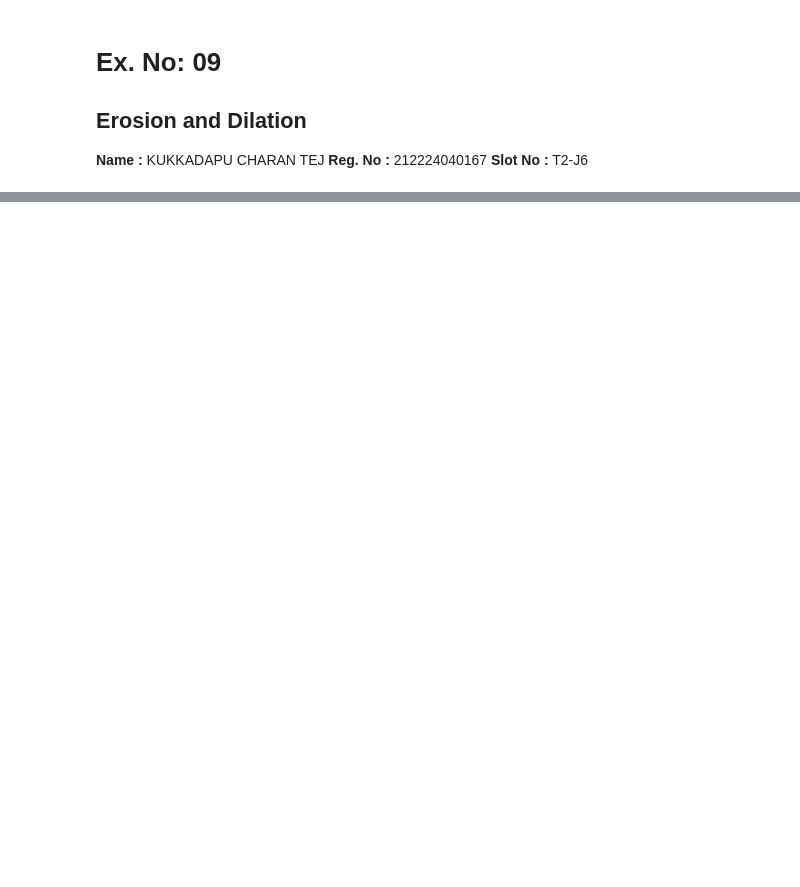
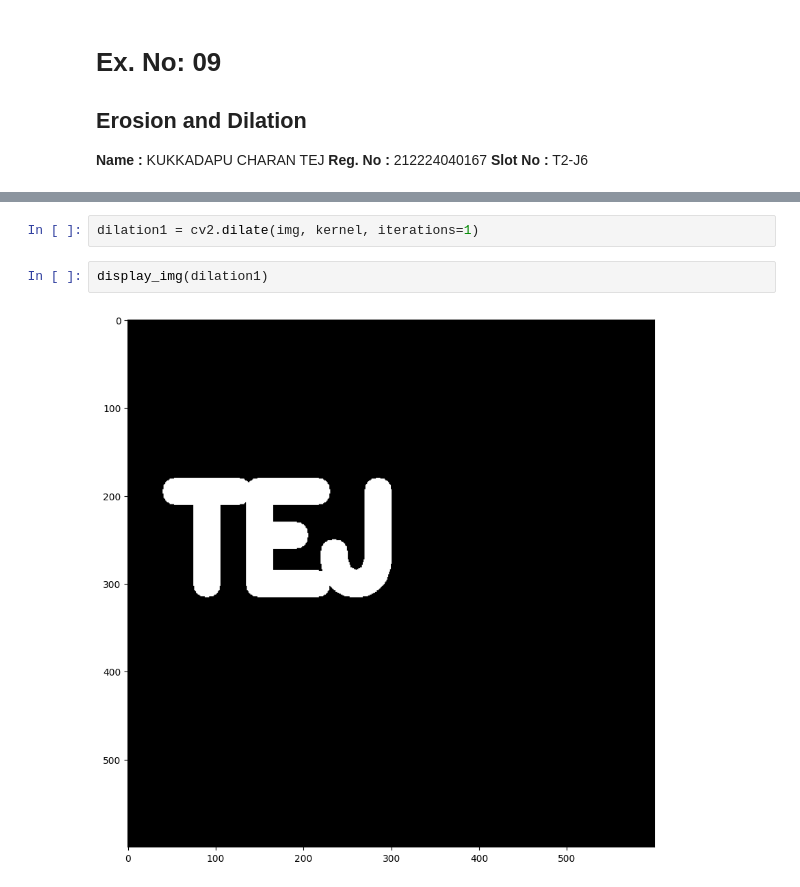
Before and after one commit to CHARANTEJ-KUKKADAPU/ERODE-AND-DILUTE, a Jupyter notebook: erosion and dilation.ipynb, the cells around one changed output, grey strips where cells are left out. Cells and saved outputs as stored; diff of their text form; blank space fills up the shorter version.

```diff
--- a/erosion and dilation.ipynb
+++ b/erosion and dilation.ipynb
@@ -69,0 +62,6 @@ for i in range(0,3):
+# %%
+dilation1 = cv2.dilate(img, kernel, iterations=1)
+# %%
+display_img(dilation1)
+# %% [output]
+[figure, added]
```
Also changed, not shown: parts of 9 cells of this notebook.
